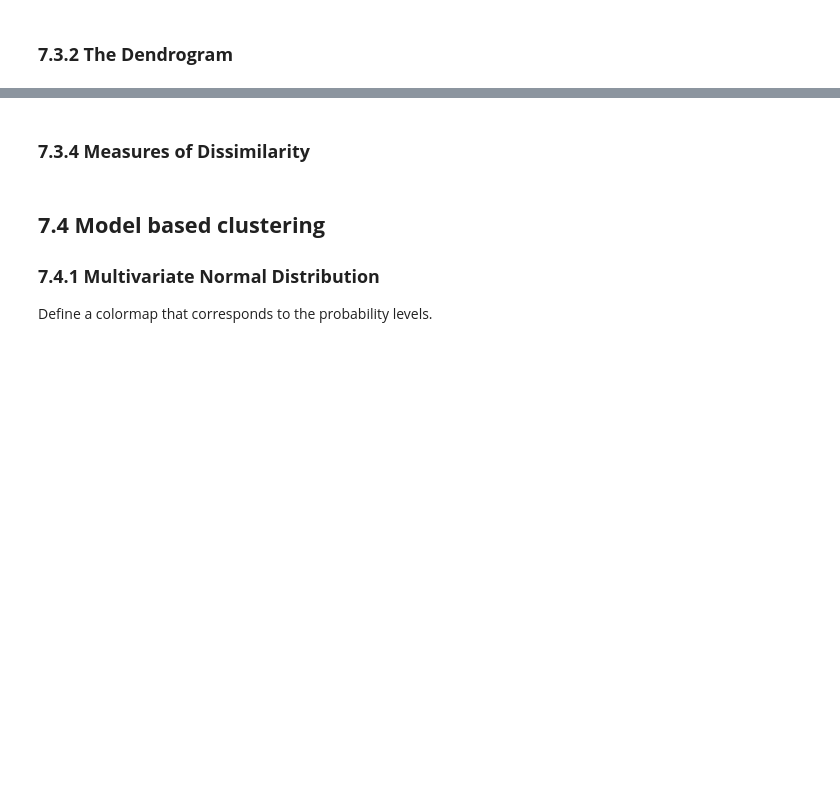
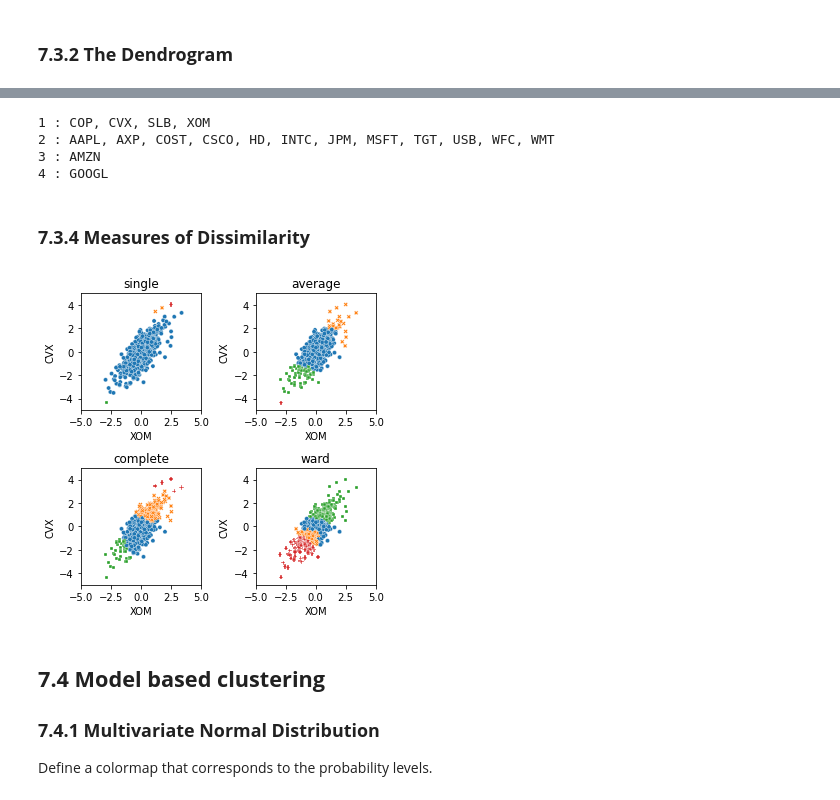
Before and after one commit to young-hwanlee/my-practical-statistics-for-data-scientists, a Jupyter notebook: Chapter_7_Unsupervised_Learning.ipynb, the cells around one changed output, grey strips where cells are left out. Cells and saved outputs as stored; diff of their text form; code cells hidden in the pictures; blank space fills up the shorter version.

```diff
--- a/Chapter_7_Unsupervised_Learning.ipynb
+++ b/Chapter_7_Unsupervised_Learning.ipynb
@@ -366,26 +451,36 @@ plt.show()
 # %%
-memb = fcluster(Z, 4, criterion='maxclust')
-memb = pd.Series(memb, index=df.index)
 for key, item in memb.groupby(memb):
     print(f"{key} : {', '.join(item.index)}")
+# %% [output]
+1 : COP, CVX, SLB, XOM
+2 : AAPL, AXP, COST, CSCO, HD, INTC, JPM, MSFT, TGT, USB, WFC, WMT
+3 : AMZN
+4 : GOOGL
 # %% [markdown]
 ### **7.3.4 Measures of Dissimilarity**
 # %%
 df = sp500_px.loc[sp500_px.index >= '2011-01-01', ['XOM', 'CVX']]
+
 fig, axes = plt.subplots(nrows=2, ncols=2, figsize=(5, 5))
 for i, method in enumerate(['single', 'average', 'complete', 'ward']):
     ax = axes[i // 2, i % 2]
     Z = linkage(df, method=method)
     colors = [f'C{c+1}' for c in fcluster(Z, 4, criterion='maxclust')]
     ax = sns.scatterplot(x='XOM', y='CVX', hue=colors, style=colors,
                          size=0.5, ax=ax, data=df, legend=False)
 
-    ax.set_xlim(-3, 3)
-    ax.set_ylim(-3, 3)
+    # ax.set_xlim(-3, 3)
+    # ax.set_ylim(-3, 3)
+
+    ax.set_xlim(-5, 5)
+    ax.set_ylim(-5, 5)
+
     ax.set_title(method)
 
 plt.tight_layout()
 plt.show()
+# %% [output]
+[figure, added]
 # %% [markdown]
 ## **7.4 Model based clustering**
 ### **7.4.1 Multivariate Normal Distribution**
```
Also changed, not shown: parts of 8 cells of this notebook.
